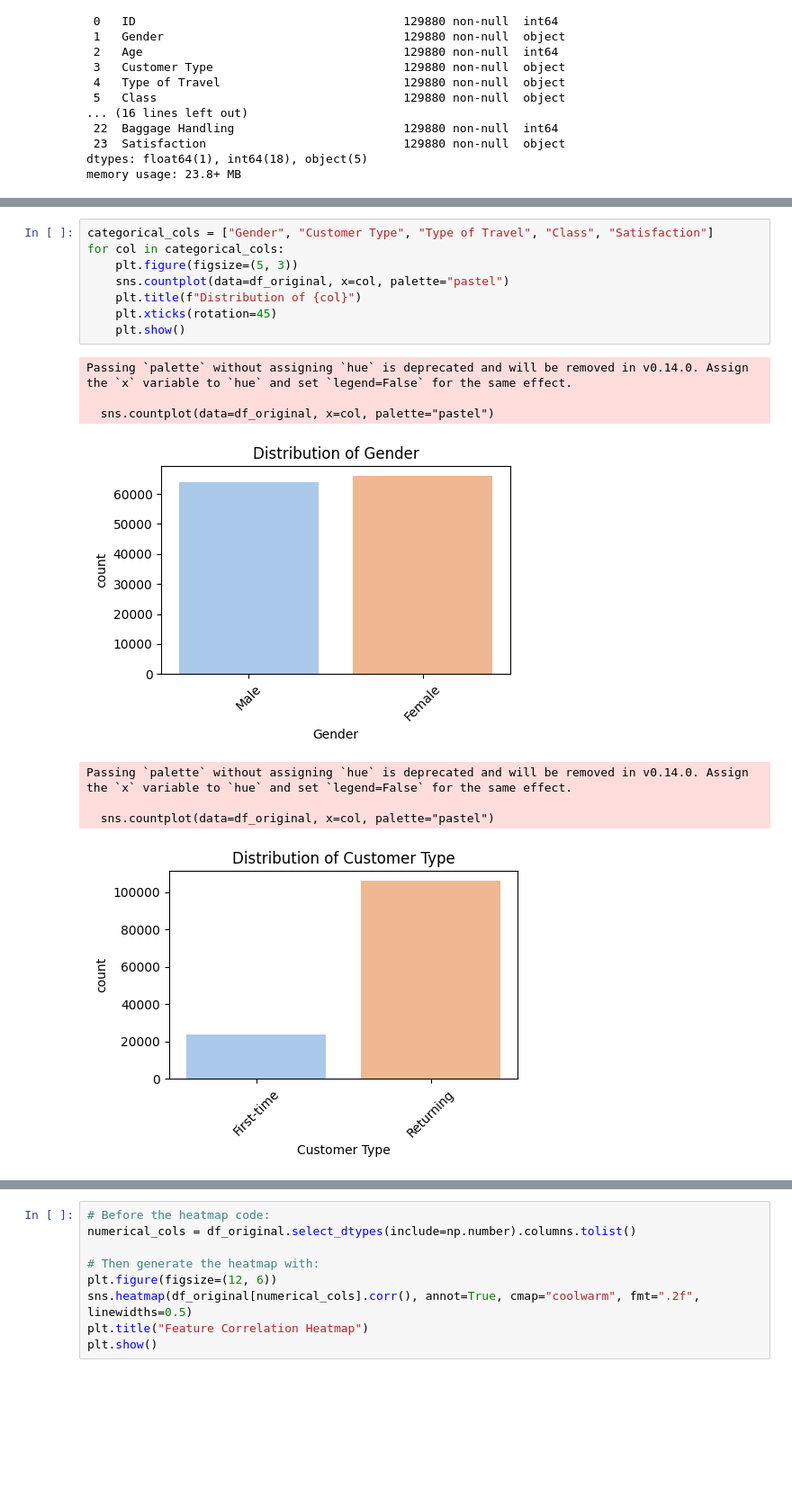
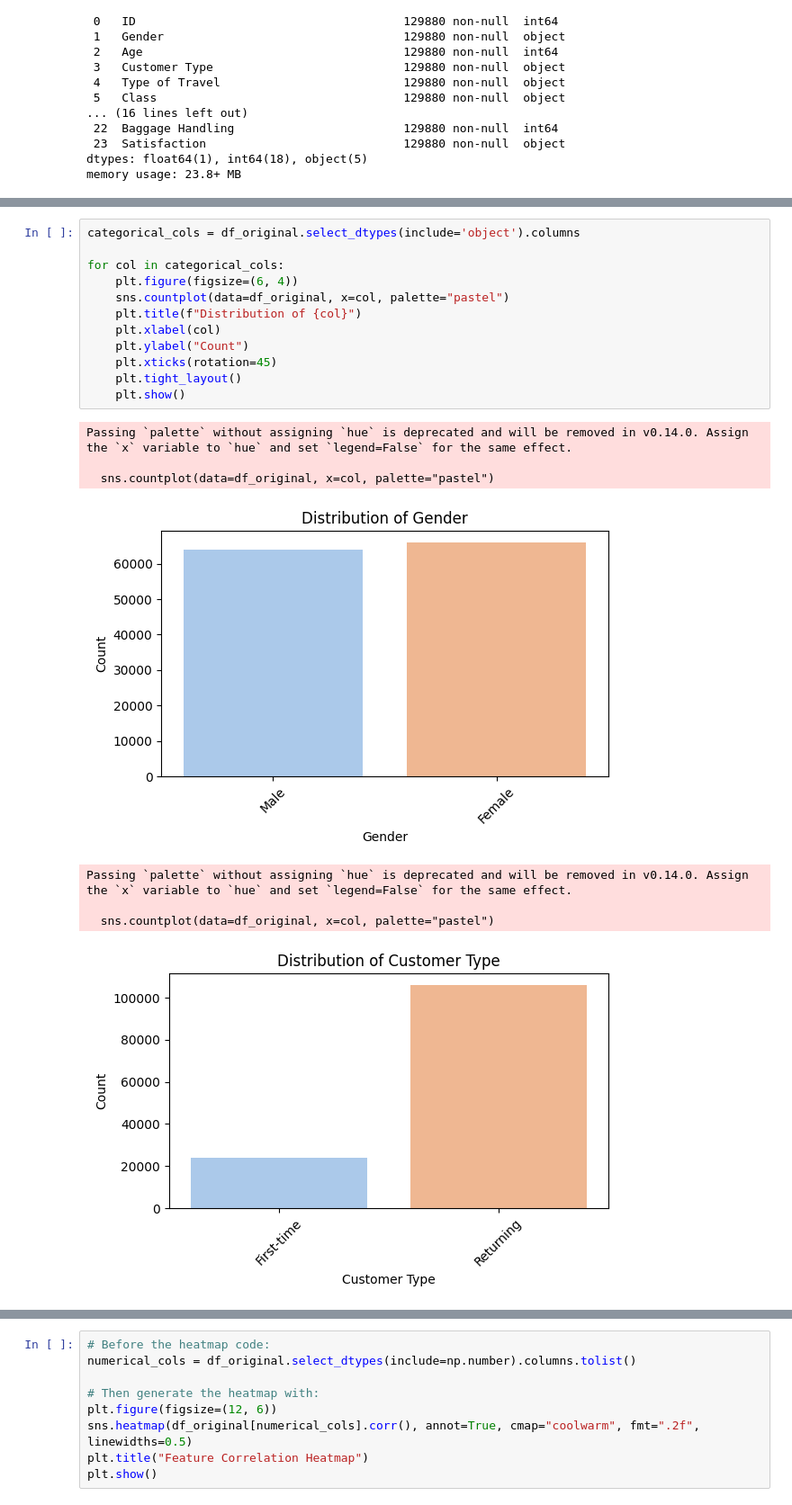
Before and after one commit to OCE1984/MScDataAnaltyicsPrinciples, a Jupyter notebook: DAP_Final_Assessment3.ipynb, the cells around one changed output, grey strips where cells are left out. Shown at 90% size. Saved outputs shown, nothing was run; the diff lists cells and outputs as text; blank space fills up the shorter version.

```diff
--- a/DAP_Final_Assessment3.ipynb
+++ b/DAP_Final_Assessment3.ipynb
@@ -85,20 +144,24 @@ dtype: int64
 # %%
-categorical_cols = ["Gender", "Customer Type", "Type of Travel", "Class", "Satisfaction"]
+categorical_cols = df_original.select_dtypes(include='object').columns
+
 for col in categorical_cols:
-    plt.figure(figsize=(5, 3))
+    plt.figure(figsize=(6, 4))
     sns.countplot(data=df_original, x=col, palette="pastel")
     plt.title(f"Distribution of {col}")
+    plt.xlabel(col)
+    plt.ylabel("Count")
     plt.xticks(rotation=45)
+    plt.tight_layout()
     plt.show()
 # %% [output]
 Passing `palette` without assigning `hue` is deprecated and will be removed in v0.14.0. Assign the `x` variable to `hue` and set `legend=False` for the same effect.
 
   sns.countplot(data=df_original, x=col, palette="pastel")
-[figure, old version]
+[figure, new version]
 Passing `palette` without assigning `hue` is deprecated and will be removed in v0.14.0. Assign the `x` variable to `hue` and set `legend=False` for the same effect.
 
   sns.countplot(data=df_original, x=col, palette="pastel")
-[figure, old version]
+[figure, new version]
 Passing `palette` without assigning `hue` is deprecated and will be removed in v0.14.0. Assign the `x` variable to `hue` and set `legend=False` for the same effect.
 
   sns.countplot(data=df_original, x=col, palette="pastel")
```
Also changed, not shown: parts of 11 cells of this notebook.
